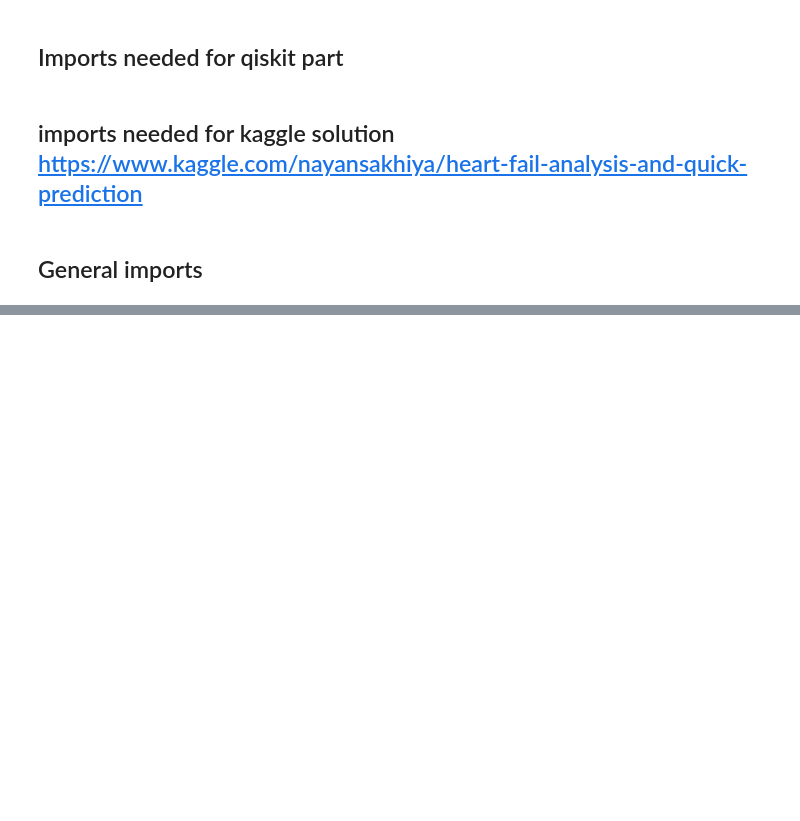
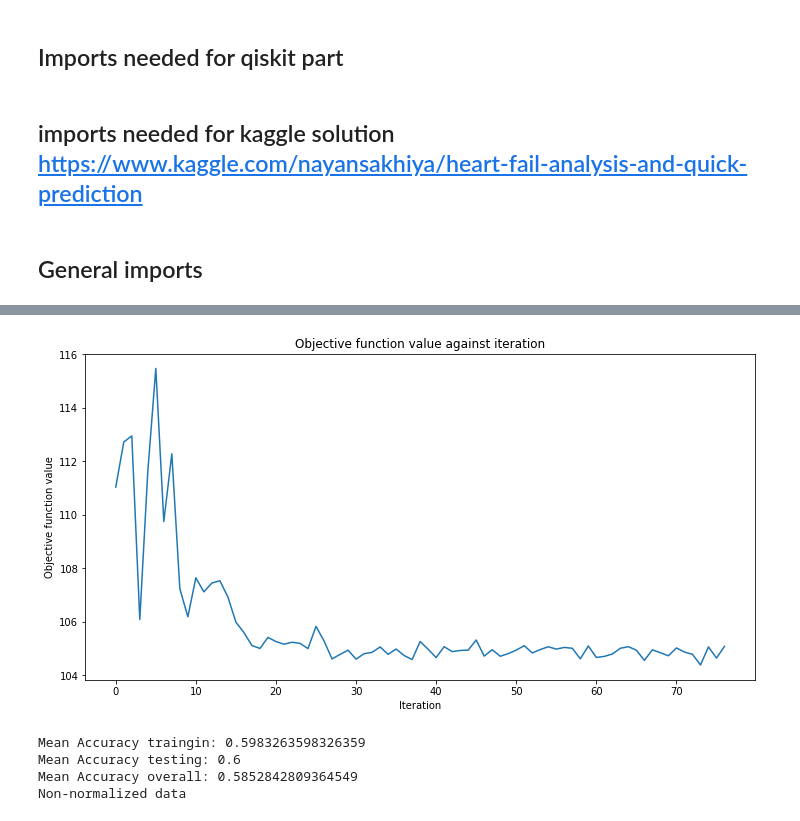
Before and after one commit to RicardoMonteiroSimoes/ZHAW_PAHS212, a Jupyter notebook: jupyter/monteric/comparison_heart_failure.ipynb, the cells around one changed output, grey strips where cells are left out. Saved outputs shown, nothing was run; the diff lists cells and outputs as text; code cells hidden in the pictures; blank space fills up the shorter version.

```diff
--- a/jupyter/monteric/comparison_heart_failure.ipynb
+++ b/jupyter/monteric/comparison_heart_failure.ipynb
@@ -74,0 +56,8 @@ np.random.seed(69069)
+# %%
+heart_data = pd.read_csv('data/heart_failure_clinical_records_dataset.csv')
+
+# only the features used in the notebook
+Features = ['time','ejection_fraction','serum_creatinine']
+x = heart_data[Features]
+y = heart_data["DEATH_EVENT"]
+x_train,x_test,y_train,y_test = train_test_split(x,y, test_size=0.2, random_state=2)
@@ -74,0 +73,7 @@ np.random.seed(69069)
+# %%
+#train the gradient boosting classifier
+gradientboost_clf = GradientBoostingClassifier(max_depth=2, random_state=1)
+gradientboost_clf.fit(x_train,y_train)
+gradientboost_pred = gradientboost_clf.predict(x_test)
+gradientboost_acc = accuracy_score(y_test, gradientboost_pred)
+print("Accuracy of Gradient Boosting is : ", "{:.2f}%".format(100* gradientboost_acc))
@@ -74,0 +175,14 @@ np.random.seed(69069)
+# %%
+
+# create empty array for callback to store evaluations of the objective function
+objective_func_vals = []
+accuracy_iteration_vals = []
+# compare
+fit_and_score(circuit_classifier, x_train.values, y_train.values, x_test.values, y_test.values)
+print('Non-normalized data')
+# %% [output]
+[figure, added]
+Mean Accuracy traingin: 0.5983263598326359
+Mean Accuracy testing: 0.6
+Mean Accuracy overall: 0.5852842809364549
+Non-normalized data
```
Also changed, not shown: parts of 22 cells of this notebook, 5 other files.
